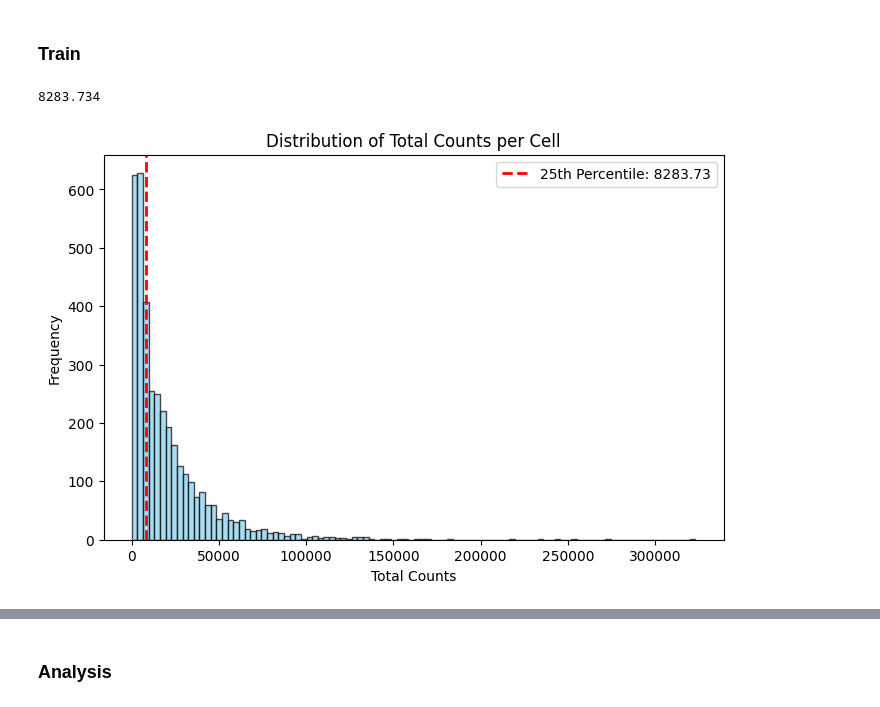
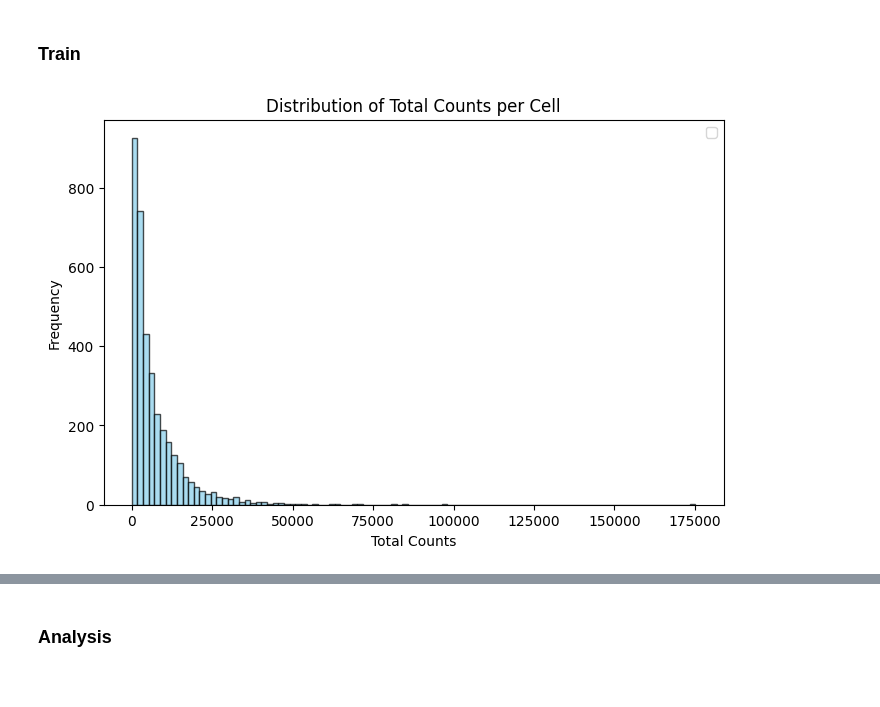
Before and after one commit to alw399/FACT, a Jupyter notebook: notebooks/train_seqpol2.ipynb, the cells around one changed output, grey strips where cells are left out. Drawn from its saved outputs; the diff is of its cells as text; code cells hidden in the pictures.

```diff
--- a/notebooks/train_seqpol2.ipynb
+++ b/notebooks/train_seqpol2.ipynb
@@ -23,15 +23,18 @@ pol2_bigwig_path= '../data/Pol2/SPT16_2HdTAG_Pol2.bw'
 fasta_path = '../data/GRCm38.primary_assembly.genome.fa'
 bed_path = '../data/bed_files/GFP_TTseq_max_sorted_top_quintile.bed'
 
-window_left = 500
-window_right = 2000
+window_left = 510
+window_right = 510
 signal_bins = None
 batch_size = 256
-epochs = 900
-lr = 1e-4
+epochs = 1000
+lr = 1e-3
+weight_decay=1e-9
 device = 'mps'
 weight_decay = 0
-patience=20
+patience = 10
+sidelines = 0
+target_smoothing = False
 # %%
 dataset = SequenceDualBigWigDataset(
     fasta_path=str(fasta_path),
@@ -68,36 +71,21 @@ axs[1].plot(y)
 # %%
 loader = DataLoader(dataset, batch_size=256, num_workers=1, shuffle=False)
 
 tot_counts = []
 for _, _, y_batch in loader:
     tot_counts.extend(y_batch.sum(axis=-1).numpy())
 
-
-config = TrainConfig(
-    lr=lr,
-    weight_decay=weight_decay,
-    epochs=epochs,
-    patience=patience,
-    device=device
-)
-
-cutoff = np.percentile(tot_counts, 40)
-print(cutoff)
-
 plt.figure(figsize=(8, 5))
 plt.hist(tot_counts, bins=100, color='skyblue', edgecolor='black', alpha=0.7)
-
-plt.axvline(cutoff, color='red', linestyle='--', linewidth=2, label=f'25th Percentile: {cutoff:.2f}')
 
 plt.title("Distribution of Total Counts per Cell")
 plt.xlabel("Total Counts")
 plt.ylabel("Frequency")
 plt.legend()
 
 plt.show()
 # %% [output]
-8283.734
-[figure, old version]
+[figure, new version]
 # %%
 config = TrainConfig(
     lr=lr,
```
Also changed, not shown: parts of 17 cells of this notebook, 5 other files.
